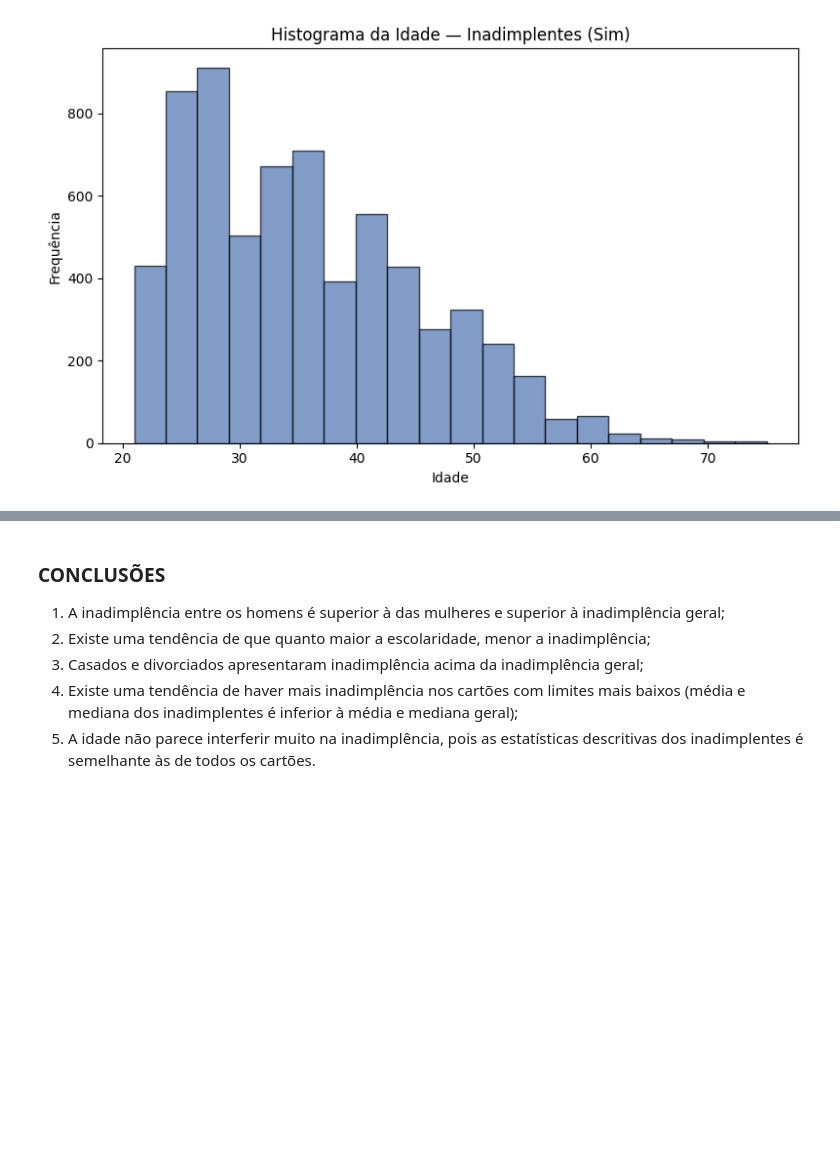
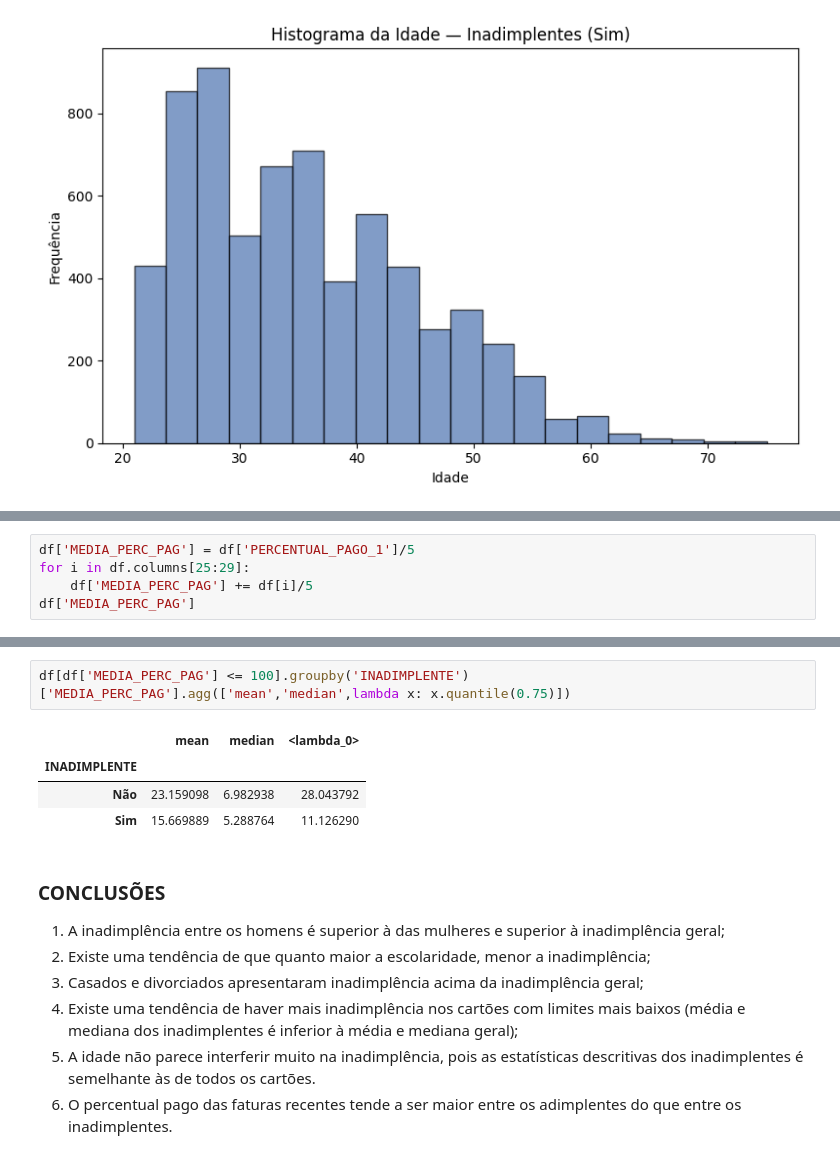
Before and after one commit to rtyodono/ProjetoTecnicasDeProgramacao, a Jupyter notebook: Projeto.ipynb, the cells around one changed output, grey strips where cells are left out. Drawn from its saved outputs; the diff is of its cells as text; blank space fills up the shorter version.

```diff
--- a/Projeto.ipynb
+++ b/Projeto.ipynb
@@ -404,0 +428,5 @@ plt.show()
+# %%
+df['MEDIA_PERC_PAG'] = df['PERCENTUAL_PAGO_1']/5
+for i in df.columns[25:29]:
+    df['MEDIA_PERC_PAG'] += df[i]/5
+df['MEDIA_PERC_PAG']
@@ -405,3 +446,10 @@ plt.show()
+# %%
+df[df['MEDIA_PERC_PAG'] <= 100].groupby('INADIMPLENTE')['MEDIA_PERC_PAG'].agg(['mean','median',lambda x: x.quantile(0.75)])
+# %% [output]
+|  | mean | median | <lambda_0> |
+| INADIMPLENTE |  |  |  |
+| Não | 23.159098 | 6.982938 | 28.043792 |
+| Sim | 15.669889 | 5.288764 | 11.126290 |
 # %% [markdown]
 ### CONCLUSÕES
 
@@ -410,3 +458,4 @@ plt.show()
 3. Casados e divorciados apresentaram inadimplência acima da inadimplência geral;
 4. Existe uma tendência de haver mais inadimplência nos cartões com limites mais baixos (média e mediana dos inadimplentes é inferior à média e mediana geral);
 5. A idade não parece interferir muito na inadimplência, pois as estatísticas descritivas dos inadimplentes é semelhante às de todos os cartões.
+6. O percentual pago das faturas recentes tende a ser maior entre os adimplentes do que entre os inadimplentes.
```
Also changed, not shown: parts of 2 cells of this notebook.
